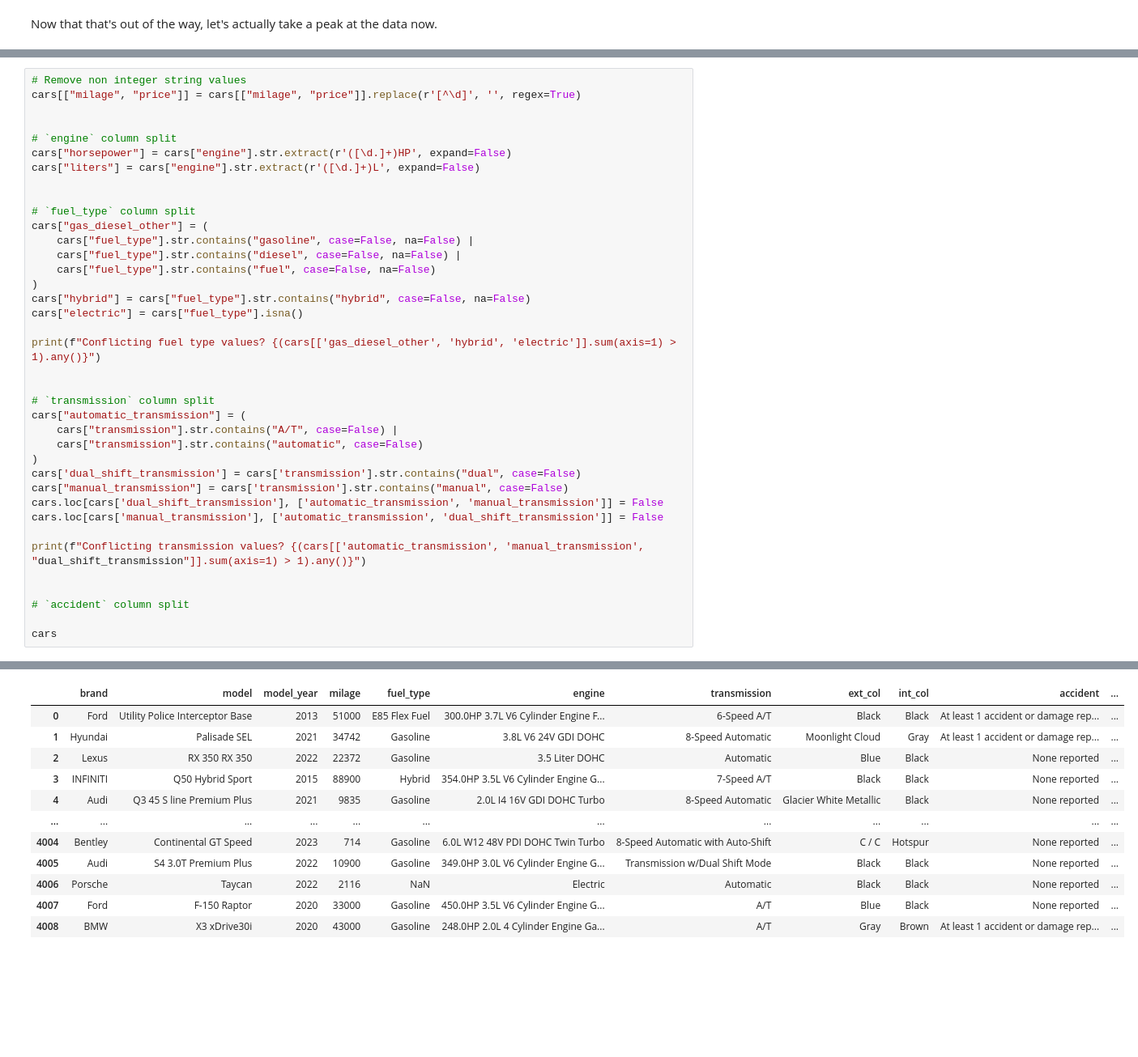
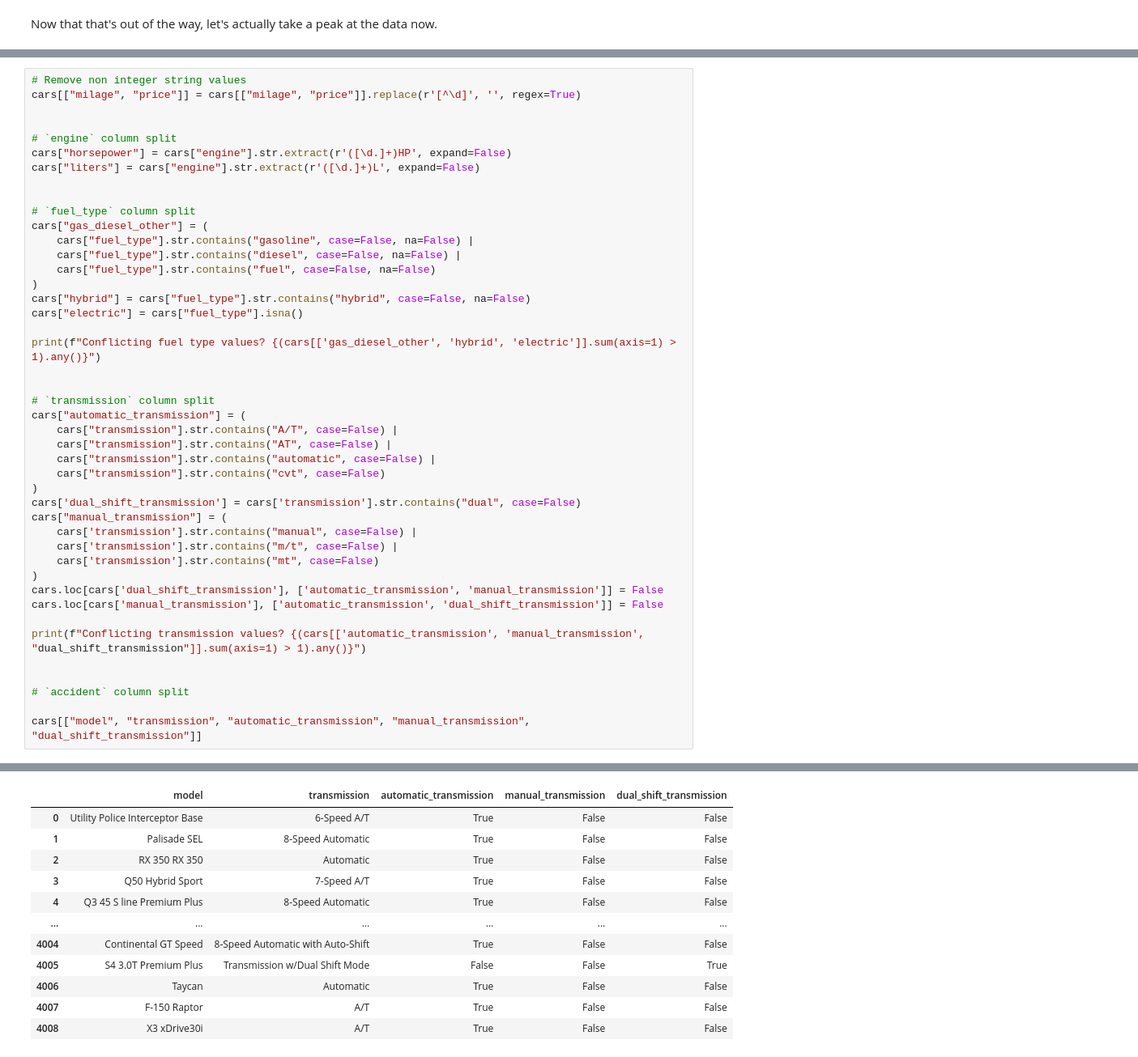
Before and after one commit to crdcamp/lin-reg-practice, a Jupyter notebook: 1_used_car_price_prediction.ipynb, the cells around one changed output, grey strips where cells are left out. Shown: that part at 81% size. Drawn from its saved outputs; the diff is of its cells as text; blank space fills up the shorter version.

```diff
--- a/1_used_car_price_prediction.ipynb
+++ b/1_used_car_price_prediction.ipynb
@@ -97,45 +97,51 @@ cars["liters"] = cars["engine"].str.extract(r'([\d.]+)L', expand=False)
 
 
 # `fuel_type` column split
 cars["gas_diesel_other"] = (
     cars["fuel_type"].str.contains("gasoline", case=False, na=False) |
     cars["fuel_type"].str.contains("diesel", case=False, na=False) |
     cars["fuel_type"].str.contains("fuel", case=False, na=False)
 )
 cars["hybrid"] = cars["fuel_type"].str.contains("hybrid", case=False, na=False)
 cars["electric"] = cars["fuel_type"].isna()
 
 print(f"Conflicting fuel type values? {(cars[['gas_diesel_other', 'hybrid', 'electric']].sum(axis=1) > 1).any()}")
 
 
 # `transmission` column split
 cars["automatic_transmission"] = (
     cars["transmission"].str.contains("A/T", case=False) |
-    cars["transmission"].str.contains("automatic", case=False)
+    cars["transmission"].str.contains("AT", case=False) |
+    cars["transmission"].str.contains("automatic", case=False) |
+    cars["transmission"].str.contains("cvt", case=False)
 )
 cars['dual_shift_transmission'] = cars['transmission'].str.contains("dual", case=False)
-cars["manual_transmission"] = cars['transmission'].str.contains("manual", case=False)
+cars["manual_transmission"] = (
+    cars['transmission'].str.contains("manual", case=False) |
+    cars['transmission'].str.contains("m/t", case=False) |
+    cars['transmission'].str.contains("mt", case=False)
+)
 cars.loc[cars['dual_shift_transmission'], ['automatic_transmission', 'manual_transmission']] = False
 cars.loc[cars['manual_transmission'], ['automatic_transmission', 'dual_shift_transmission']] = False
 
 print(f"Conflicting transmission values? {(cars[['automatic_transmission', 'manual_transmission', "dual_shift_transmission"]].sum(axis=1) > 1).any()}")
 
 
 # `accident` column split
 
-cars
+cars[["model", "transmission", "automatic_transmission", "manual_transmission", "dual_shift_transmission"]]
 # %% [output]
 Conflicting fuel type values? False
 Conflicting transmission values? False
-|  | brand | model | model_year | milage | fuel_type | engine | transmission | ext_col | int_col | accident | ... |
-| 0 | Ford | Utility Police Interceptor Base | 2013 | 51000 | E85 Flex Fuel | 300.0HP 3.7L V6 Cylinder Engine F... | 6-Speed A/T | Black | Black | At least 1 accident or damage rep... | ... |
-| 1 | Hyundai | Palisade SEL | 2021 | 34742 | Gasoline | 3.8L V6 24V GDI DOHC | 8-Speed Automatic | Moonlight Cloud | Gray | At least 1 accident or damage rep... | ... |
-| 2 | Lexus | RX 350 RX 350 | 2022 | 22372 | Gasoline | 3.5 Liter DOHC | Automatic | Blue | Black | None reported | ... |
-| 3 | INFINITI | Q50 Hybrid Sport | 2015 | 88900 | Hybrid | 354.0HP 3.5L V6 Cylinder Engine G... | 7-Speed A/T | Black | Black | None reported | ... |
-| 4 | Audi | Q3 45 S line Premium Plus | 2021 | 9835 | Gasoline | 2.0L I4 16V GDI DOHC Turbo | 8-Speed Automatic | Glacier White Metallic | Black | None reported | ... |
-| ... | ... | ... | ... | ... | ... | ... | ... | ... | ... | ... | ... |
-| 4004 | Bentley | Continental GT Speed | 2023 | 714 | Gasoline | 6.0L W12 48V PDI DOHC Twin Turbo | 8-Speed Automatic with Auto-Shift | C / C | Hotspur | None reported | ... |
-| 4005 | Audi | S4 3.0T Premium Plus | 2022 | 10900 | Gasoline | 349.0HP 3.0L V6 Cylinder Engine G... | Transmission w/Dual Shift Mode | Black | Black | None reported | ... |
-| 4006 | Porsche | Taycan | 2022 | 2116 | NaN | Electric | Automatic | Black | Black | None reported | ... |
-| 4007 | Ford | F-150 Raptor | 2020 | 33000 | Gasoline | 450.0HP 3.5L V6 Cylinder Engine G... | A/T | Blue | Black | None reported | ... |
-| 4008 | BMW | X3 xDrive30i | 2020 | 43000 | Gasoline | 248.0HP 2.0L 4 Cylinder Engine Ga... | A/T | Gray | Brown | At least 1 accident or damage rep... | ... |
+|  | model | transmission | automatic_transmission | manual_transmission | dual_shift_transmission |
+| 0 | Utility Police Interceptor Base | 6-Speed A/T | True | False | False |
+| 1 | Palisade SEL | 8-Speed Automatic | True | False | False |
+| 2 | RX 350 RX 350 | Automatic | True | False | False |
+| 3 | Q50 Hybrid Sport | 7-Speed A/T | True | False | False |
+| 4 | Q3 45 S line Premium Plus | 8-Speed Automatic | True | False | False |
+| ... | ... | ... | ... | ... | ... |
+| 4004 | Continental GT Speed | 8-Speed Automatic with Auto-Shift | True | False | False |
+| 4005 | S4 3.0T Premium Plus | Transmission w/Dual Shift Mode | False | False | True |
+| 4006 | Taycan | Automatic | True | False | False |
+| 4007 | F-150 Raptor | A/T | True | False | False |
+| 4008 | X3 xDrive30i | A/T | True | False | False |
```
Also changed, not shown: parts of 2 cells of this notebook.
